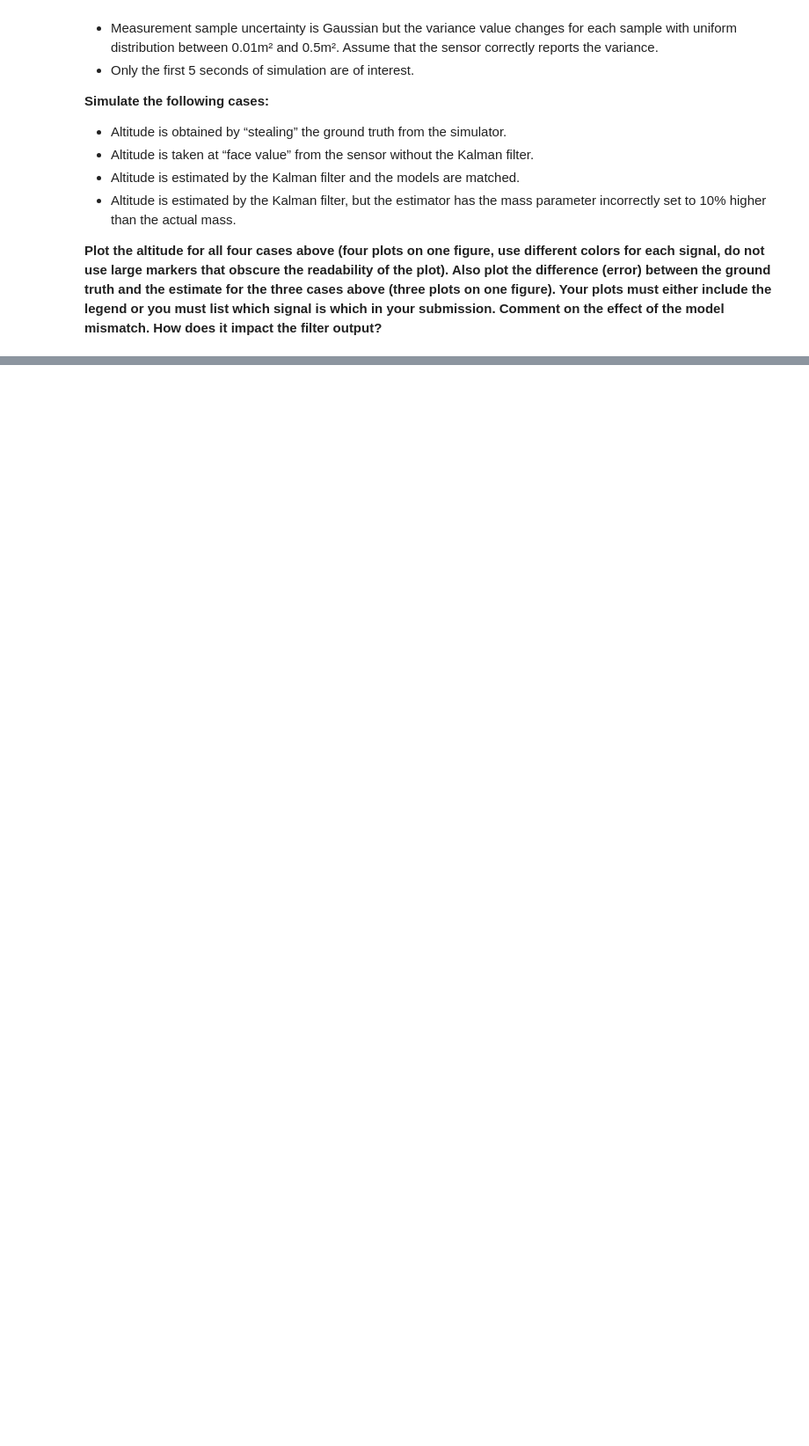
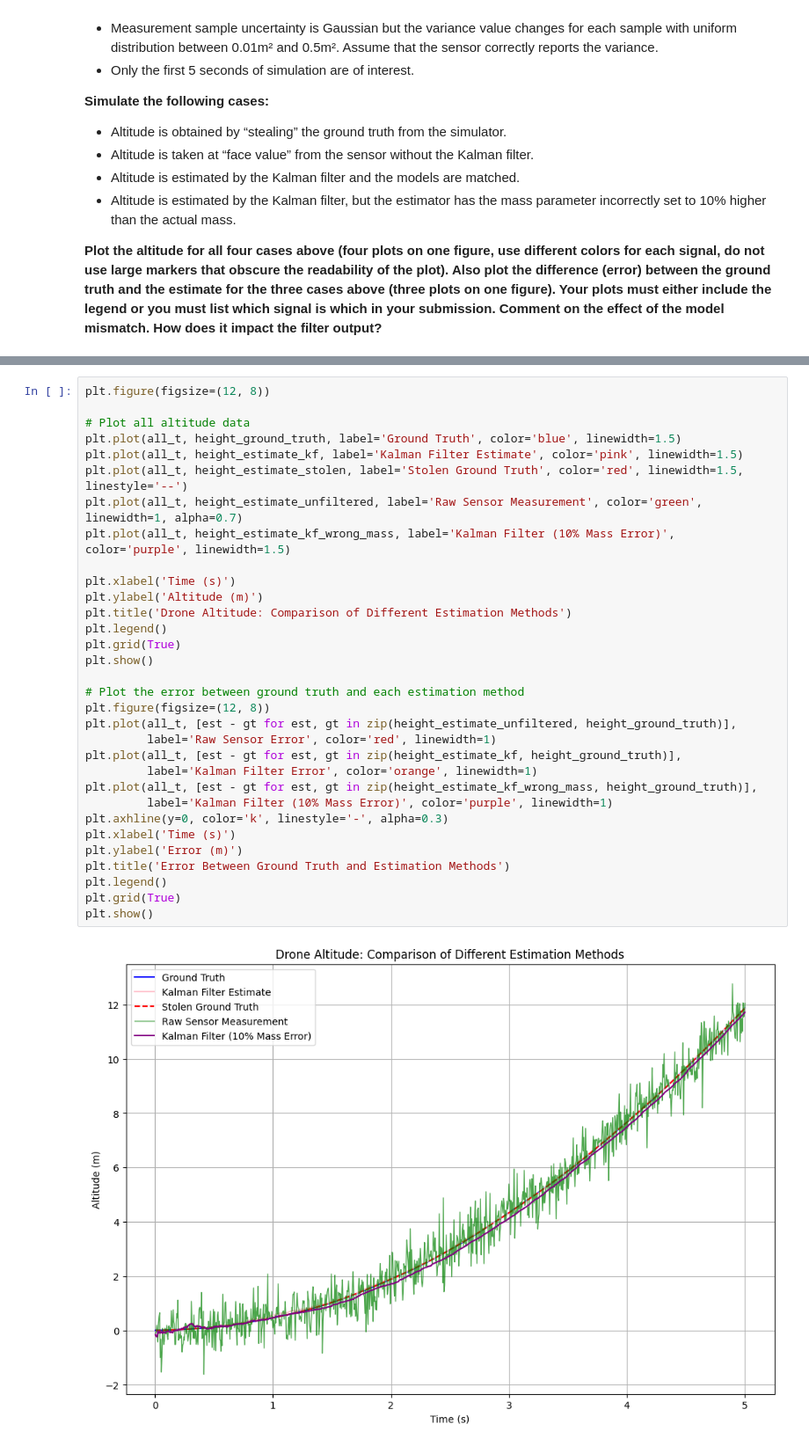
Before and after one commit to darrenbiskupphd/Probabilistic-Robotics-Homeworks, a Jupyter notebook: hw3/hw3.ipynb, the cells around one changed output, grey strips where cells are left out. Shown: that part at 88% size. Cells and saved outputs as stored; diff of their text form; blank space fills up the shorter version.

```diff
--- a/hw3/hw3.ipynb
+++ b/hw3/hw3.ipynb
@@ -158,0 +308,34 @@ mismatch. How does it impact the filter output?**
+# %%
+plt.figure(figsize=(12, 8))
+
+# Plot all altitude data
+plt.plot(all_t, height_ground_truth, label='Ground Truth', color='blue', linewidth=1.5)
+plt.plot(all_t, height_estimate_kf, label='Kalman Filter Estimate', color='pink', linewidth=1.5)
+plt.plot(all_t, height_estimate_stolen, label='Stolen Ground Truth', color='red', linewidth=1.5, linestyle='--')
+plt.plot(all_t, height_estimate_unfiltered, label='Raw Sensor Measurement', color='green', linewidth=1, alpha=0.7)
+plt.plot(all_t, height_estimate_kf_wrong_mass, label='Kalman Filter (10% Mass Error)', color='purple', linewidth=1.5)
+
+plt.xlabel('Time (s)')
+plt.ylabel('Altitude (m)')
+plt.title('Drone Altitude: Comparison of Different Estimation Methods')
+plt.legend()
+plt.grid(True)
+plt.show()
+
+# Plot the error between ground truth and each estimation method
+plt.figure(figsize=(12, 8))
+plt.plot(all_t, [est - gt for est, gt in zip(height_estimate_unfiltered, height_ground_truth)],
+         label='Raw Sensor Error', color='red', linewidth=1)
+plt.plot(all_t, [est - gt for est, gt in zip(height_estimate_kf, height_ground_truth)],
+         label='Kalman Filter Error', color='orange', linewidth=1)
+plt.plot(all_t, [est - gt for est, gt in zip(height_estimate_kf_wrong_mass, height_ground_truth)],
+         label='Kalman Filter (10% Mass Error)', color='purple', linewidth=1)
+plt.axhline(y=0, color='k', linestyle='-', alpha=0.3)
+plt.xlabel('Time (s)')
+plt.ylabel('Error (m)')
+plt.title('Error Between Ground Truth and Estimation Methods')
+plt.legend()
+plt.grid(True)
+plt.show()
+# %% [output]
+[figure, added]
```
Also changed, not shown: parts of 4 cells of this notebook, 1 other file.
